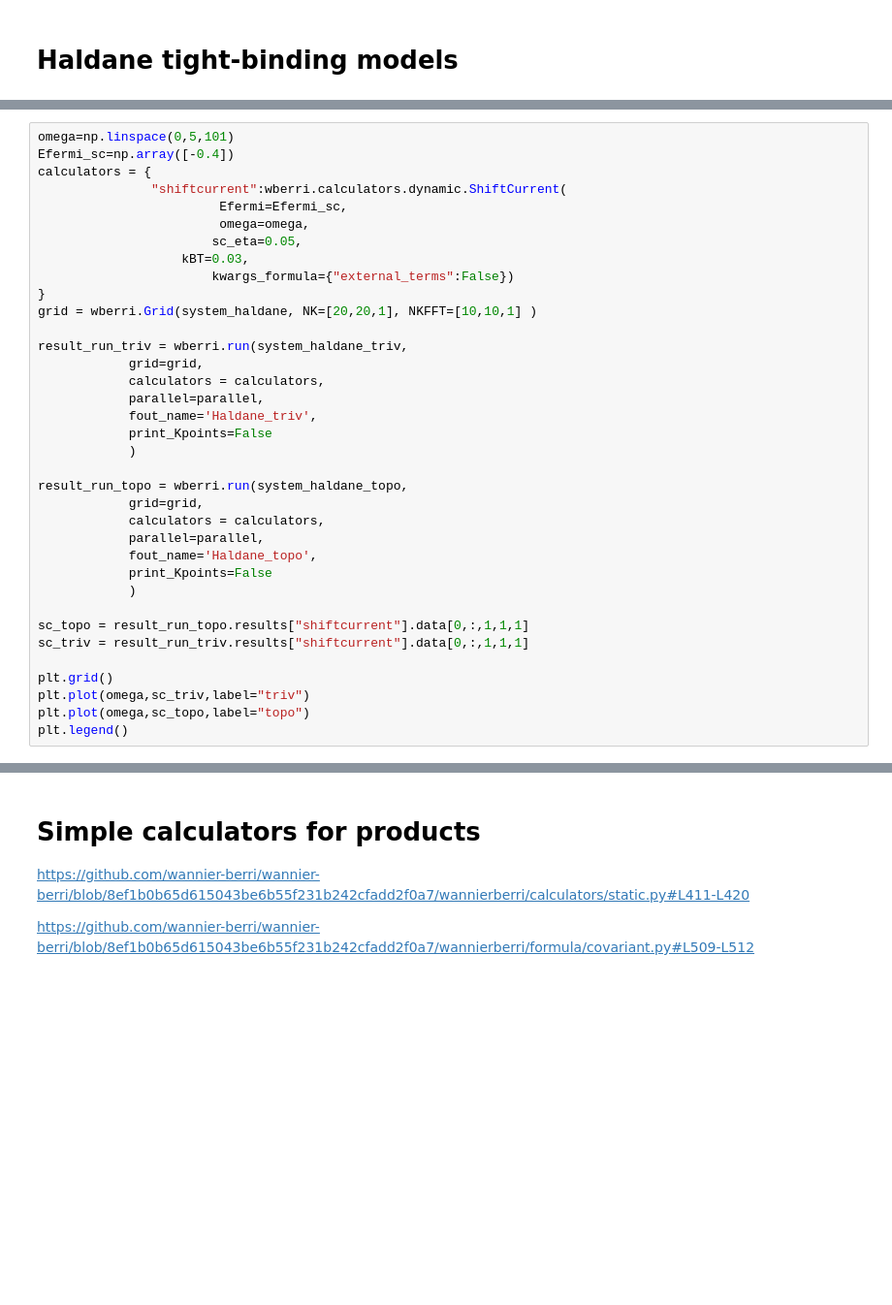
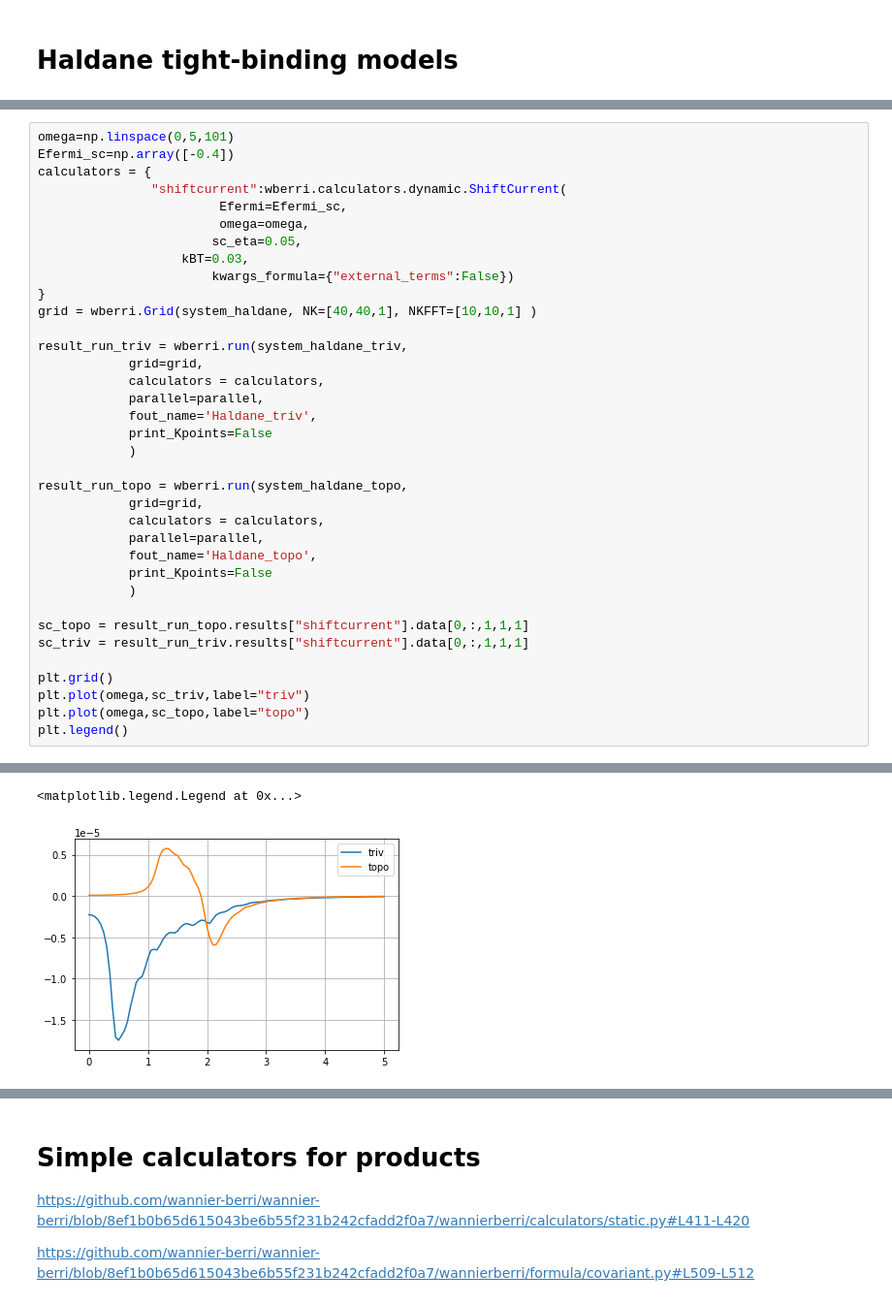
Before and after one commit to wannier-berri/tutorial-TMS2023, a Jupyter notebook: tutorials/tutorial_tight_binding.ipynb, the cells around one changed output, grey strips where cells are left out. Shown at 97% size. Saved outputs shown, nothing was run; the diff lists cells and outputs as text; blank space fills up the shorter version.

```diff
--- a/tutorials/tutorial_tight_binding.ipynb
+++ b/tutorials/tutorial_tight_binding.ipynb
@@ -235,7 +412,7 @@ calculators = {
                    kBT=0.03,
                        kwargs_formula={"external_terms":False})
 }
-grid = wberri.Grid(system_haldane, NK=[20,20,1], NKFFT=[10,10,1] )
+grid = wberri.Grid(system_haldane, NK=[40,40,1], NKFFT=[10,10,1] )
 
 result_run_triv = wberri.run(system_haldane_triv,
             grid=grid,
@@ -260,3 +437,4 @@ plt.grid()
 plt.plot(omega,sc_triv,label="triv")
 plt.plot(omega,sc_topo,label="topo")
 plt.legend()
+# %% [output]
@@ -262,0 +458,2 @@ plt.legend()
+<matplotlib.legend.Legend at 0x...>
+[figure, added]
```
Also changed, not shown: parts of 13 cells of this notebook.
